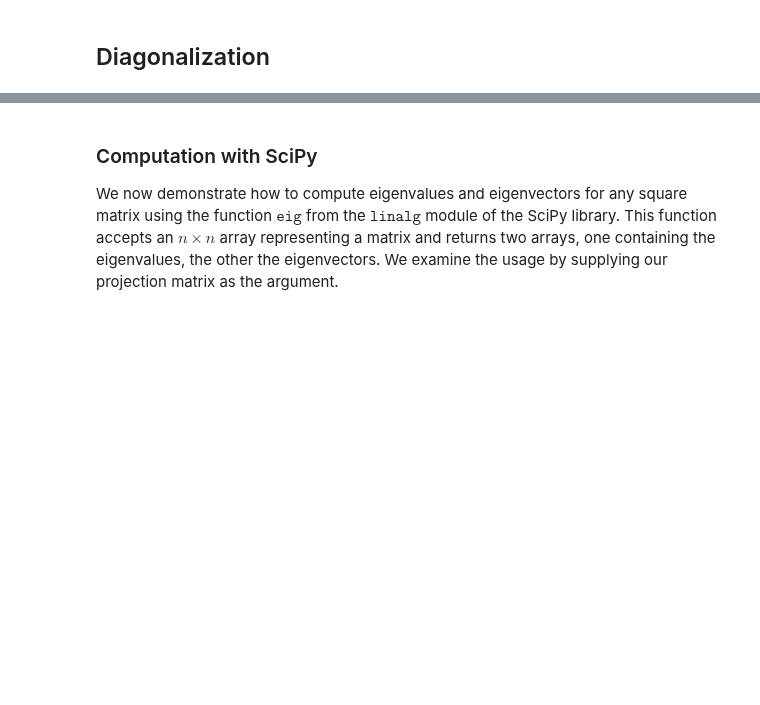
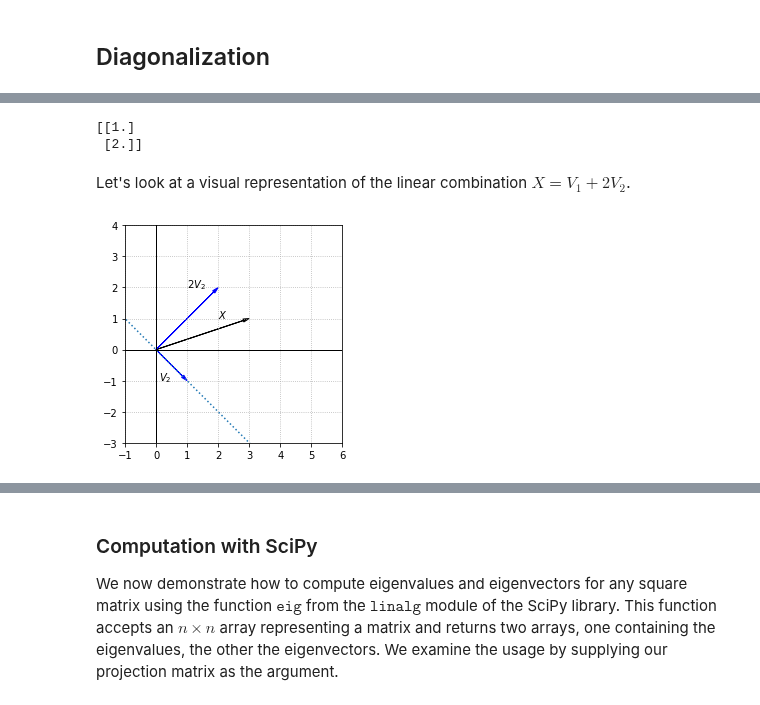
Before and after one commit to bvanderlei/jupyter-guide-to-linear-algebra, a Jupyter notebook: Diagonalization.ipynb, the cells around one changed output, grey strips where cells are left out. Cells and saved outputs as stored; diff of their text form; code cells hidden in the pictures; blank space fills up the shorter version.

```diff
--- a/Diagonalization.ipynb
+++ b/Diagonalization.ipynb
@@ -24,0 +105,34 @@ Consider a matrix that represents a shear along the line $x_1=x_2$.  Demonstrate
+# %%
+# Solve the matrix equation BC = X.  C is the vector of coefficients.
+B = np.array([[1, 1],[-1,1]])
+C = lag.SolveSystem(B,X)
+print(C)
+# %% [output]
+[[1.]
+ [2.]]
+# %% [markdown]
+Let's look at a visual representation of the linear combination $X = V_1 + 2V_2$.
+# %%
+fig, ax = plt.subplots()
+
+ax.arrow(0,0,3,1,fc='k',ec='k',**options)
+ax.arrow(0,0,1,-1,fc='b',ec='b',**options)
+ax.arrow(0,0,2,2,fc='b',ec='b',**options)
+ax.plot(x,-x,ls=':')
+
+ax.set_xlim(-1,6)
+ax.set_ylim(-3,4)
+ax.set_aspect('equal')
+ax.set_xticks(np.arange(-1,7,step = 1))
+ax.set_yticks(np.arange(-3,5,step = 1))
+
+ax.text(1,2,'$2V_2$')
+ax.text(2,1,'$X$')
+ax.text(0.1,-1,'$V_2$')
+
+ax.axvline(color='k',linewidth = 1)
+ax.axhline(color='k',linewidth = 1)
+
+ax.grid(True,ls=':')
+# %% [output]
+[figure, added]
```
Also changed, not shown: parts of 10 cells of this notebook, 7 other files.
